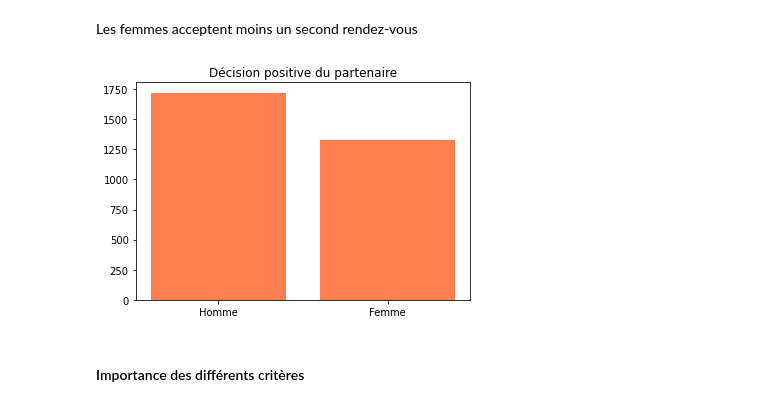
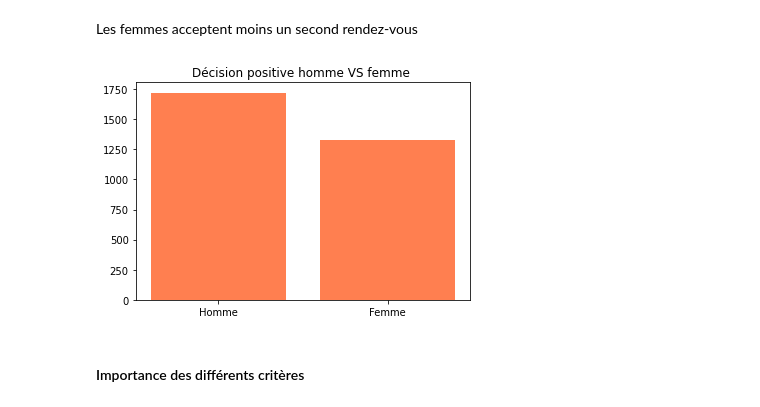
Before and after one commit to aimee01/Mini-projet-dataviz, a Jupyter notebook: Speed_Dating_Mini_Projet.ipynb, the cells around one changed output. Saved outputs shown, nothing was run; the diff lists cells and outputs as text; code cells hidden in the pictures.

```diff
--- a/Speed_Dating_Mini_Projet.ipynb
+++ b/Speed_Dating_Mini_Projet.ipynb
@@ -270,13 +349,13 @@ Name: dec_o, dtype: int64
 # %% [markdown]
 Les femmes acceptent moins un second rendez-vous
 # %%
-names2 = ['Homme', 'Femme']
+names2 = 'Homme', 'Femme'
 values2= [1720,1324]
 plt.bar(names2, values2, color='coral')
-plt.title("Décision positive du partenaire")
+plt.title("Décision positive homme VS femme ")
 plt.show()
 # %% [output]
-[figure, old version]
+[figure, new version]
 # %% [markdown]
 #### Importance des différents critères
 # %%
```
Also changed, not shown: parts of 31 cells of this notebook.
